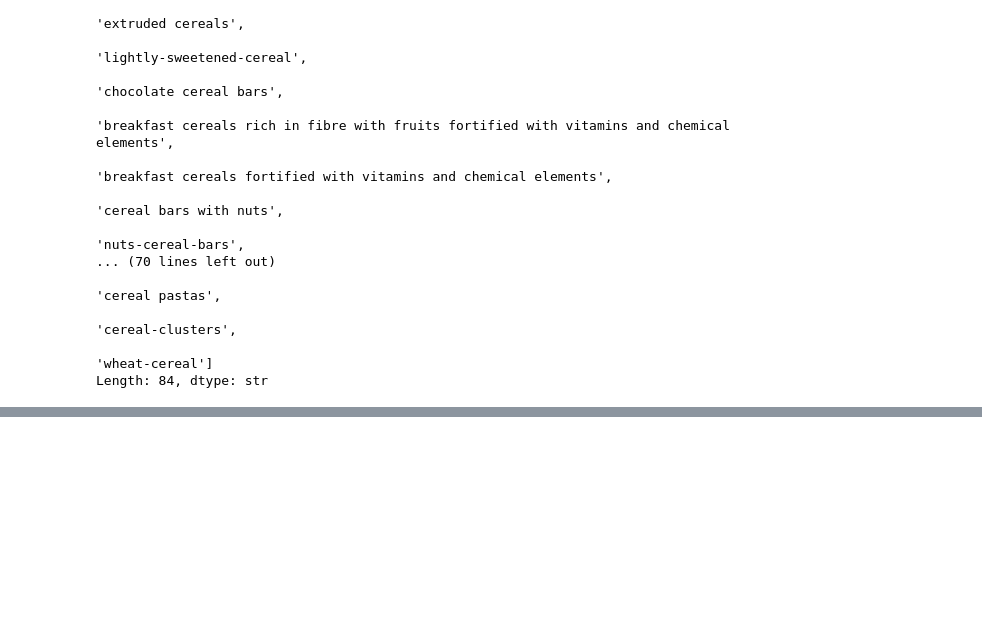
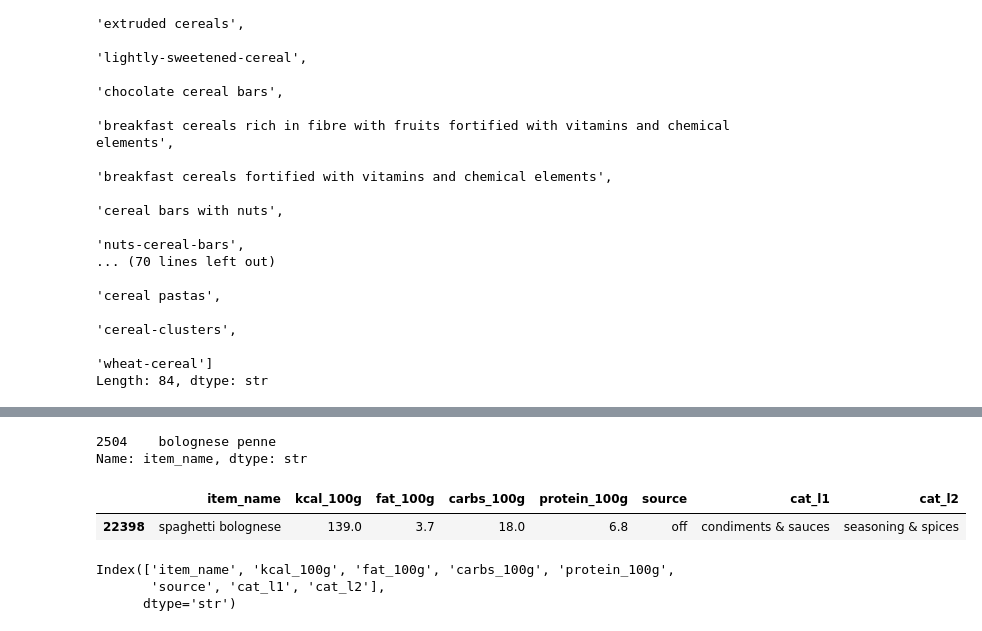
Before and after one commit to KevinSchmitt1/sayfit-data-repo, a Jupyter notebook: data_acq.ipynb, the cells around one changed output, grey strips where cells are left out. Saved outputs shown, nothing was run; the diff lists cells and outputs as text; code cells hidden in the pictures; blank space fills up the shorter version.

```diff
--- a/data_acq.ipynb
+++ b/data_acq.ipynb
@@ -435,0 +262,5 @@ Length: 84, dtype: str
+# %%
+import pandas as pd
+off_clean = pd.read_csv("old/off_nutrition_clean.csv")
+usda_clean =pd.read_csv("usda_final.csv")
+combined = pd.read_csv("combined_final.csv")
@@ -435,0 +300,16 @@ Length: 84, dtype: str
+# %%
+usda_clean.item_name[usda_clean.item_name.str.contains('bolognese penne')]
+# %% [output]
+2504    bolognese penne
+Name: item_name, dtype: str
+# %%
+combined[combined.item_name.str.contains('spaghetti bolognese')]
+# %% [output]
+|  | item_name | kcal_100g | fat_100g | carbs_100g | protein_100g | source | cat_l1 | cat_l2 |
+| 22398 | spaghetti bolognese | 139.0 | 3.7 | 18.0 | 6.8 | off | condiments & sauces | seasoning & spices |
+# %%
+combined.columns
+# %% [output]
+Index(['item_name', 'kcal_100g', 'fat_100g', 'carbs_100g', 'protein_100g',
+       'source', 'cat_l1', 'cat_l2'],
+      dtype='str')
```
Also changed, not shown: parts of 41 cells of this notebook, 43 other files.
